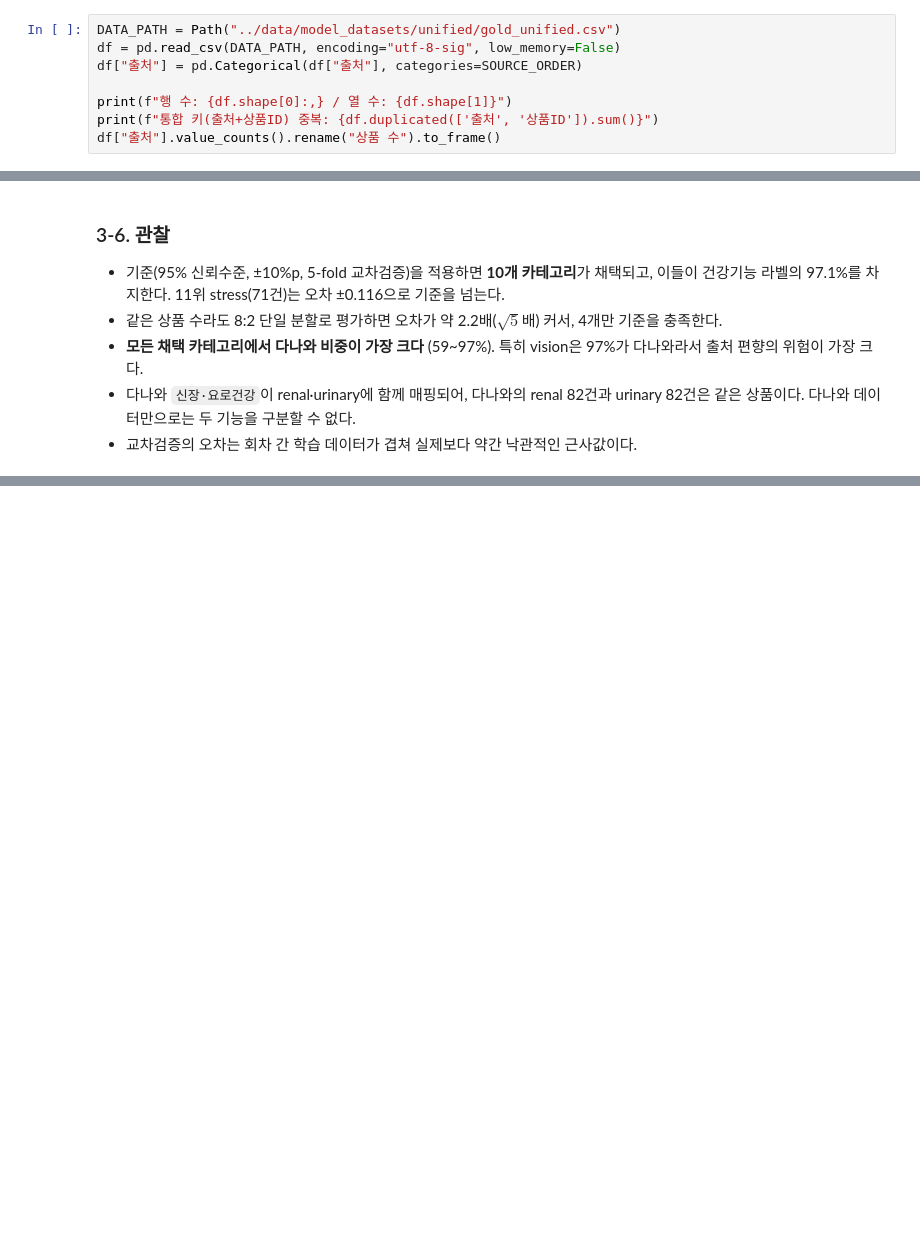
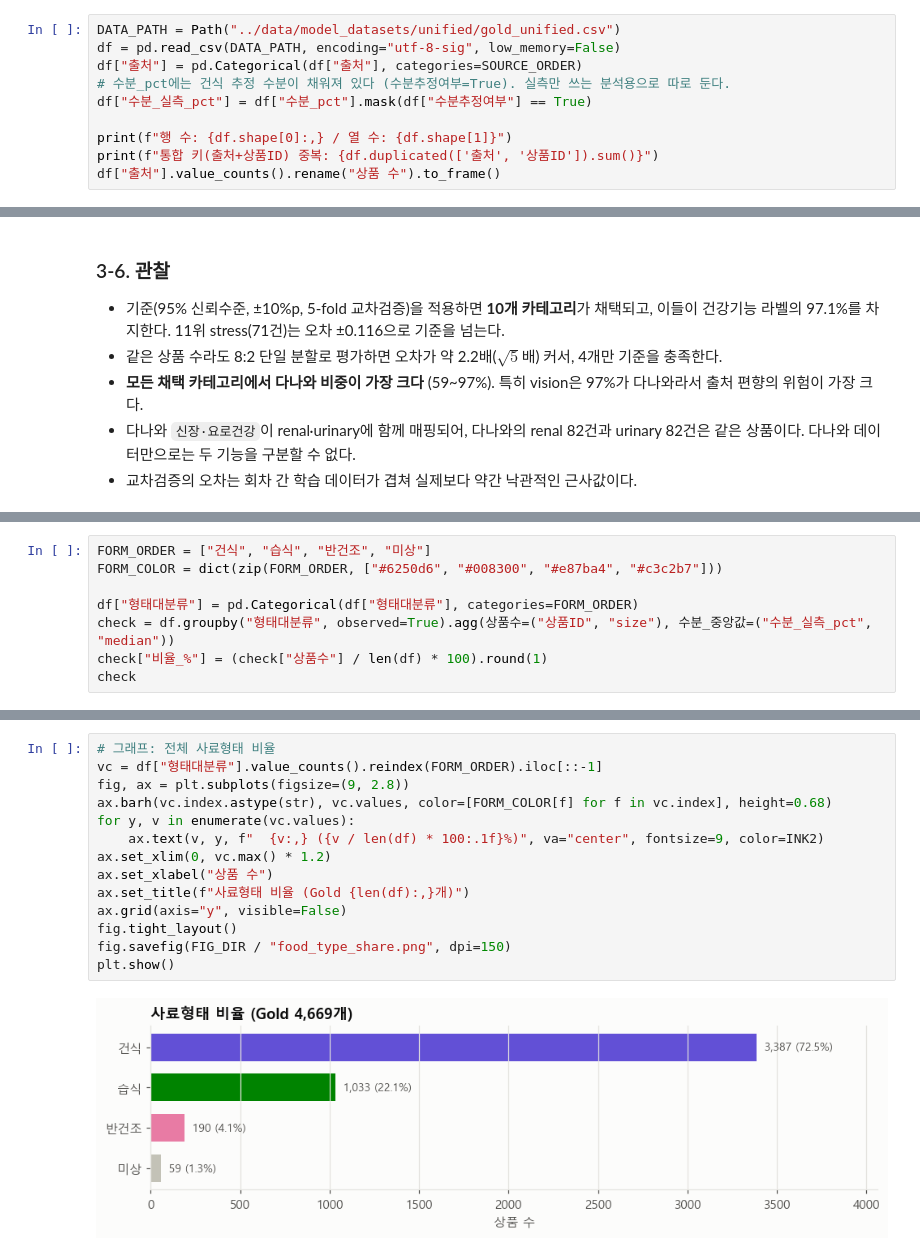
Before and after one commit to 2401480-lab/BigData, a Jupyter notebook: project/EDA/gold_unified_eda.ipynb, the cells around one changed output, grey strips where cells are left out. Saved outputs shown, nothing was run; the diff lists cells and outputs as text; blank space fills up the shorter version.

```diff
--- a/project/EDA/gold_unified_eda.ipynb
+++ b/project/EDA/gold_unified_eda.ipynb
@@ -39,6 +39,8 @@ pd.set_option("display.max_rows", 100)
 DATA_PATH = Path("../data/model_datasets/unified/gold_unified.csv")
 df = pd.read_csv(DATA_PATH, encoding="utf-8-sig", low_memory=False)
 df["출처"] = pd.Categorical(df["출처"], categories=SOURCE_ORDER)
+# 수분_pct에는 건식 추정 수분이 채워져 있다 (수분추정여부=True). 실측만 쓰는 분석용으로 따로 둔다.
+df["수분_실측_pct"] = df["수분_pct"].mask(df["수분추정여부"] == True)
 
 print(f"행 수: {df.shape[0]:,} / 열 수: {df.shape[1]}")
 print(f"통합 키(출처+상품ID) 중복: {df.duplicated(['출처', '상품ID']).sum()}")
@@ -401,0 +422,8 @@ no_cat.head(10).rename("상품 수").rename_axis("카테고리 없음 그룹의
+# %%
+FORM_ORDER = ["건식", "습식", "반건조", "미상"]
+FORM_COLOR = dict(zip(FORM_ORDER, ["#6250d6", "#008300", "#e87ba4", "#c3c2b7"]))
+
+df["형태대분류"] = pd.Categorical(df["형태대분류"], categories=FORM_ORDER)
+check = df.groupby("형태대분류", observed=True).agg(상품수=("상품ID", "size"), 수분_중앙값=("수분_실측_pct", "median"))
+check["비율_%"] = (check["상품수"] / len(df) * 100).round(1)
+check
@@ -401,0 +437,16 @@ no_cat.head(10).rename("상품 수").rename_axis("카테고리 없음 그룹의
+# %%
+# 그래프: 전체 사료형태 비율
+vc = df["형태대분류"].value_counts().reindex(FORM_ORDER).iloc[::-1]
+fig, ax = plt.subplots(figsize=(9, 2.8))
+ax.barh(vc.index.astype(str), vc.values, color=[FORM_COLOR[f] for f in vc.index], height=0.68)
+for y, v in enumerate(vc.values):
+    ax.text(v, y, f"  {v:,} ({v / len(df) * 100:.1f}%)", va="center", fontsize=9, color=INK2)
+ax.set_xlim(0, vc.max() * 1.2)
+ax.set_xlabel("상품 수")
+ax.set_title(f"사료형태 비율 (Gold {len(df):,}개)")
+ax.grid(axis="y", visible=False)
+fig.tight_layout()
+fig.savefig(FIG_DIR / "food_type_share.png", dpi=150)
+plt.show()
+# %% [output]
+[figure, added]
```
Also changed, not shown: parts of 46 cells of this notebook, 24 other files.
